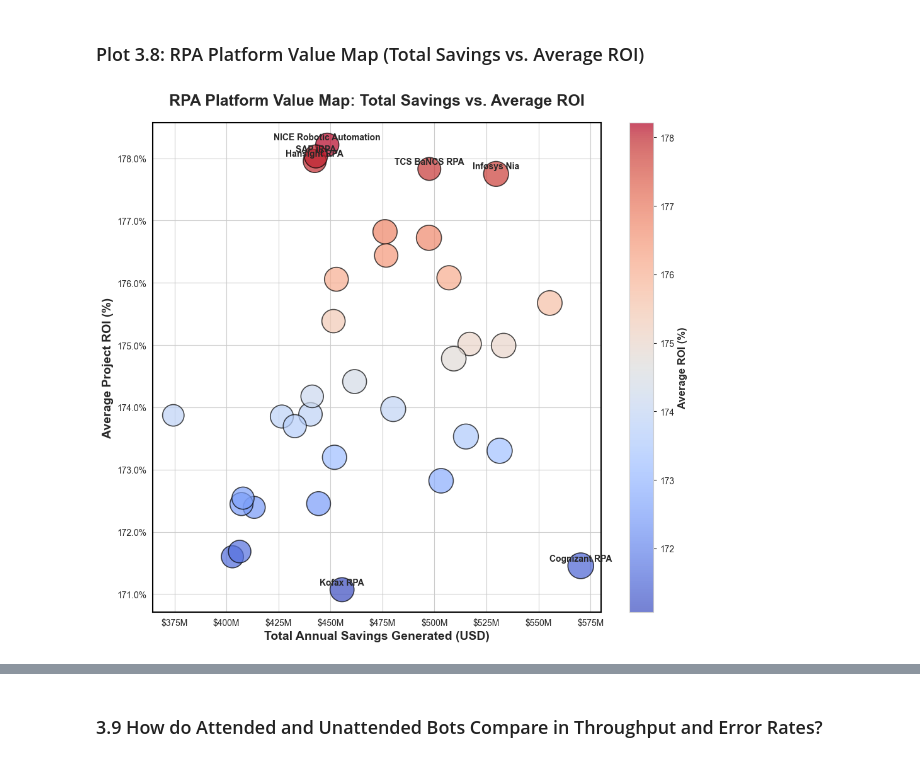
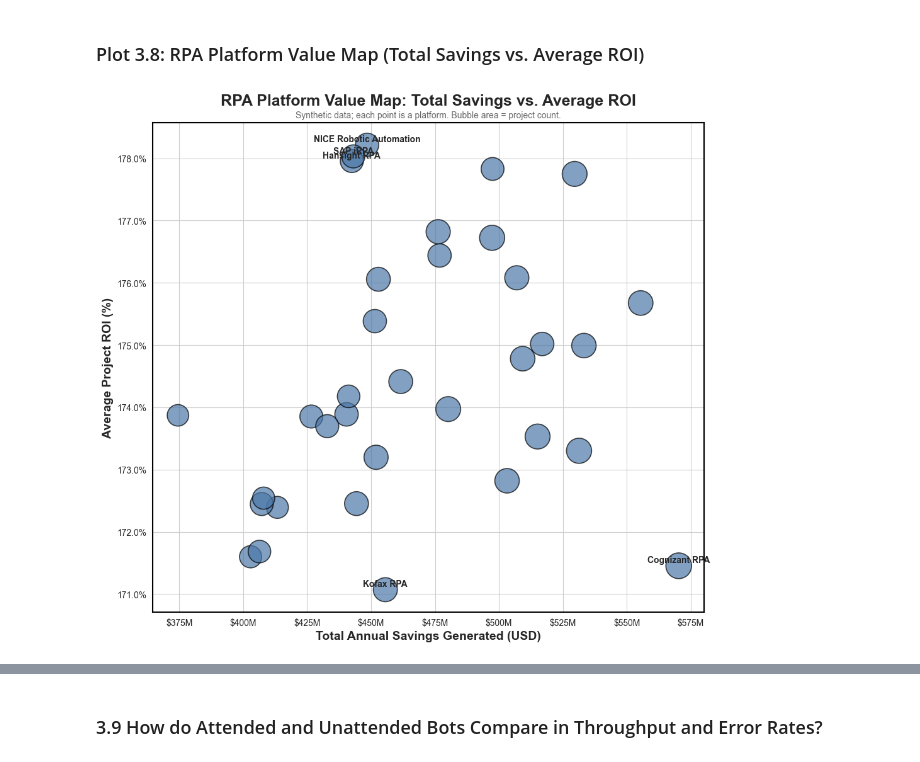
Before and after one commit to fathirrizkifadillah/Worldwide-Robotic-Process-Automation-Database-2026, a Jupyter notebook: main.ipynb, the cells around one changed output, grey strips where cells are left out. Saved outputs shown, nothing was run; the diff lists cells and outputs as text; code cells hidden in the pictures.

```diff
--- a/main.ipynb
+++ b/main.ipynb
@@ -26,9 +26,14 @@ sns.set_style('whitegrid')
 ### Load the Dataset
 # %%
 import kagglehub
+from pathlib import Path
 
-# Download latest version
-path = kagglehub.dataset_download("rauffauzanrambe/worldwide-robotic-process-automation-database-2026")
+DATASET_HANDLE = 'rauffauzanrambe/worldwide-robotic-process-automation-database-2026'
+CACHE_PATH = Path.home() / '.cache' / 'kagglehub' / 'datasets' / 'rauffauzanrambe' / 'worldwide-robotic-process-automation-database-2026' / 'versions' / '1'
+
+# Prefer the pinned local cache for reproducibility and offline execution.
+# Download only when the cache is unavailable.
+path = str(CACHE_PATH) if CACHE_PATH.exists() else kagglehub.dataset_download(DATASET_HANDLE)
 
 print("Path to dataset files:", path)
 available_files = sorted(os.listdir(path))
@@ -1095,7 +1100,7 @@ ax.fill_between(range(len(cumulative_dep)),
 ax.plot(range(len(cumulative_dep)), cumulative_dep.values,
         color='mediumpurple', linewidth=2.5, label='Cumulative Robots Deployed')
 
-ax.set_title('Cumulative Robots Deployed Over Time (2015 - 2026)')
+ax.set_title('Cumulative Robots Deployed Over Time (2015 - 2025)')
 ax.set_xlabel('Days', fontsize=18, fontweight='bold')
 ax.set_ylabel('Cumulative Robots Deployed', fontsize=18, fontweight='bold')
 
@@ -1291,17 +1296,14 @@ scatter = ax.scatter(
     x=platform_stats['total_savings'],
     y=platform_stats['avg_roi'],
     s=platform_stats['project_count'] * 0.5,
-    c=platform_stats['avg_roi'],
-    cmap='coolwarm',
+    c='#4C78A8',
     alpha=0.7,
     edgecolors='black',
     linewidths=1.2
 )
 
-cbar = plt.colorbar(scatter, ax=ax)
-cbar.set_label('Average ROI (%)', fontsize=12, fontweight='bold')
-
 ax.set_title('RPA Platform Value Map: Total Savings vs. Average ROI', fontsize=18, fontweight='bold', pad=20)
+ax.text(0.5, 1.01, 'Synthetic data; each point is a platform. Bubble area = project count.', transform=ax.transAxes, ha='center', fontsize=10, color='dimgray')
 ax.set_xlabel('Total Annual Savings Generated (USD)', fontsize=14, fontweight='bold')
 ax.set_ylabel('Average Project ROI (%)', fontsize=14, fontweight='bold')
 
@@ -1309,38 +1311,36 @@ ax.ticklabel_format(style='plain', axis='both')
 ax.get_xaxis().set_major_formatter(plt.FuncFormatter(lambda x, loc: f'${x/1e6:,.0f}M'))
 ax.get_yaxis().set_major_formatter(plt.FuncFormatter(lambda y, loc: f'{y:.1f}%'))
 
 top_roi_idx = platform_stats['avg_roi'].idxmax()
 top_savings_idx = platform_stats['total_savings'].idxmax()
 low_roi_idx = platform_stats['avg_roi'].idxmin()
 
 labeled_indices = {top_roi_idx, top_savings_idx, low_roi_idx}
 
 sorted_by_roi = platform_stats.sort_values(by='avg_roi', ascending=False)
-for idx in sorted_by_roi.index[:5]:
-    labeled_indices.add(idx)
-
+# Limit labels to the three most informative points to prevent overlap.
 for idx in labeled_indices:
     row = platform_stats.loc[idx]
     ax.text(
         x=row['total_savings'],
-        y=row['avg_roi'] + 0.08,
+        y=row['avg_roi'] + 0.05,
         s=row['rpa_platform'],
         fontsize=10,
         fontweight='bold',
         ha='center'
     )
 
 for spine in ax.spines.values():
     spine.set_edgecolor('black')
     spine.set_linewidth(1.5)
 
 plt.tight_layout()
 
 filepath = os.path.join('img', 'RPA_Platform_Value_Map.png')
 plt.savefig(filepath, dpi=300, facecolor='white')
 plt.show()
 # %% [output]
-[figure, old version]
+[figure, new version]
 # %% [markdown]
 ### Insight (RPA Platform Value Map)
 
```
Also changed, not shown: parts of 16 cells of this notebook, 11 other files.
